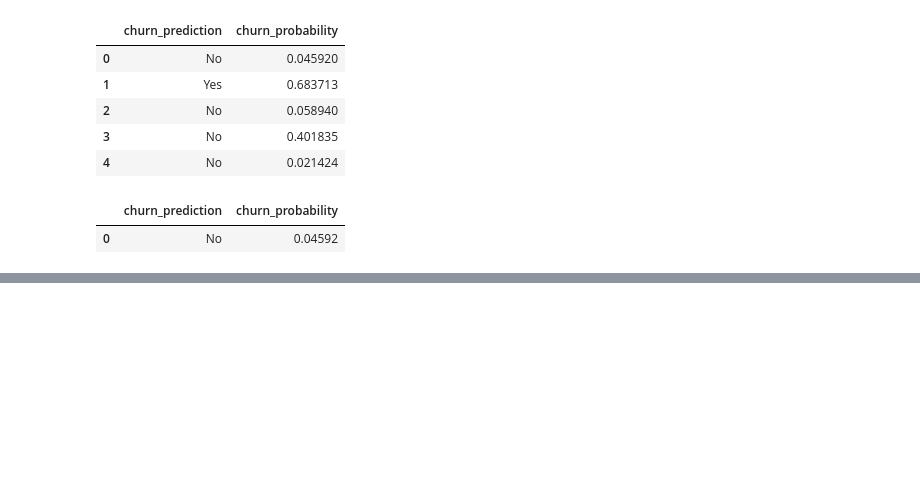
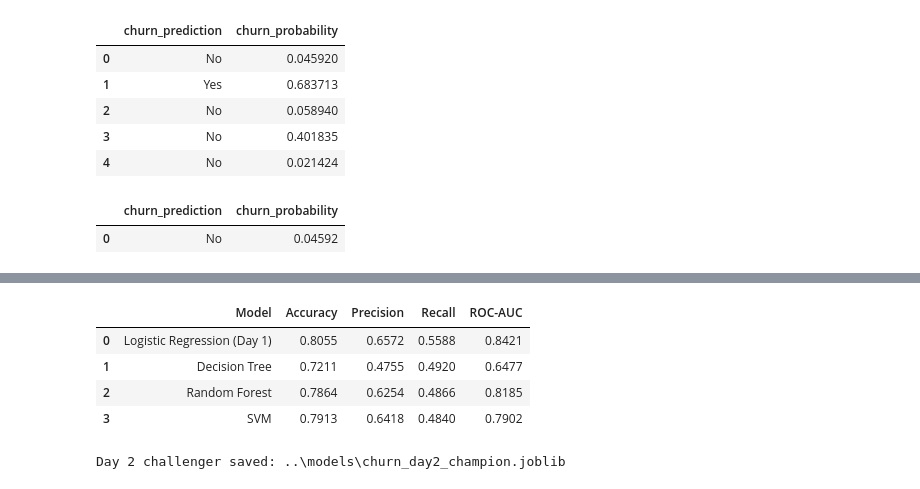
Before and after one commit to Hamsardan/RetailMind-AI, a Jupyter notebook: notebooks/churn_analysis.ipynb, the cells around one changed output, grey strips where cells are left out. Cells and saved outputs as stored; diff of their text form; code cells hidden in the pictures; blank space fills up the shorter version.

Commit message:
Day 2: Compare churn classifiers and select champion

```diff
--- a/notebooks/churn_analysis.ipynb
+++ b/notebooks/churn_analysis.ipynb
@@ -334,0 +376,7 @@ display(predict(sample_customer))
+# %%
+for name, pipeline in day2_models.items():
+    print(f"Training {name}...")
+    pipeline.fit(X_train, y_train)
+    print(f"{name} training completed.\n")
+
+print("All three models trained successfully.")
@@ -334,0 +394,56 @@ display(predict(sample_customer))
+# %%
+from sklearn.metrics import (
+    accuracy_score,
+    precision_score,
+    recall_score,
+    roc_auc_score
+)
+
+results = []
+
+# Include Day 1 baseline
+all_models = {"Logistic Regression (Day 1)": model}
+all_models.update(day2_models)
+
+for name, pipeline in all_models.items():
+
+    y_pred = pipeline.predict(X_test)
+    y_prob = pipeline.predict_proba(X_test)[:, 1]
+
+    results.append({
+        "Model": name,
+        "Accuracy": accuracy_score(y_test, y_pred),
+        "Precision": precision_score(y_test, y_pred),
+        "Recall": recall_score(y_test, y_pred),
+        "ROC-AUC": roc_auc_score(y_test, y_prob)
+    })
+
+results_df = pd.DataFrame(results)
+
+results_df = results_df.sort_values(
+    by="Recall",
+    ascending=False
+).reset_index(drop=True)
+
+display(results_df.round(4))
+# %% [output]
+|  | Model | Accuracy | Precision | Recall | ROC-AUC |
+| 0 | Logistic Regression (Day 1) | 0.8055 | 0.6572 | 0.5588 | 0.8421 |
+| 1 | Decision Tree | 0.7211 | 0.4755 | 0.4920 | 0.6477 |
+| 2 | Random Forest | 0.7864 | 0.6254 | 0.4866 | 0.8185 |
+| 3 | SVM | 0.7913 | 0.6418 | 0.4840 | 0.7902 |
+# %%
+import joblib
+from pathlib import Path
+
+model_dir = Path("../models")
+
+day2_champion = day2_models["Decision Tree"]
+
+model_path = model_dir / "churn_day2_champion.joblib"
+
+joblib.dump(day2_champion, model_path)
+
+print("Day 2 challenger saved:", model_path)
+# %% [output]
+Day 2 challenger saved: ..\models\churn_day2_champion.joblib
```
Also changed, not shown: parts of 2 cells of this notebook, 4 other files.
